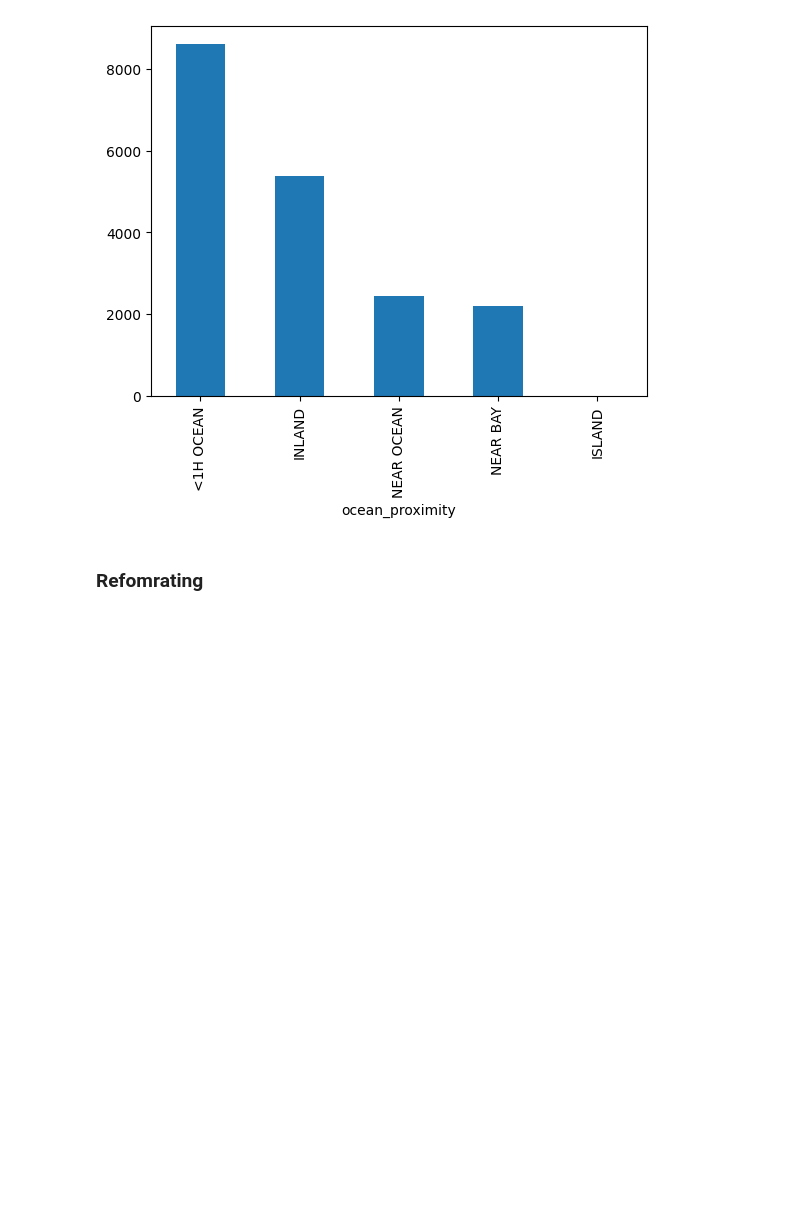
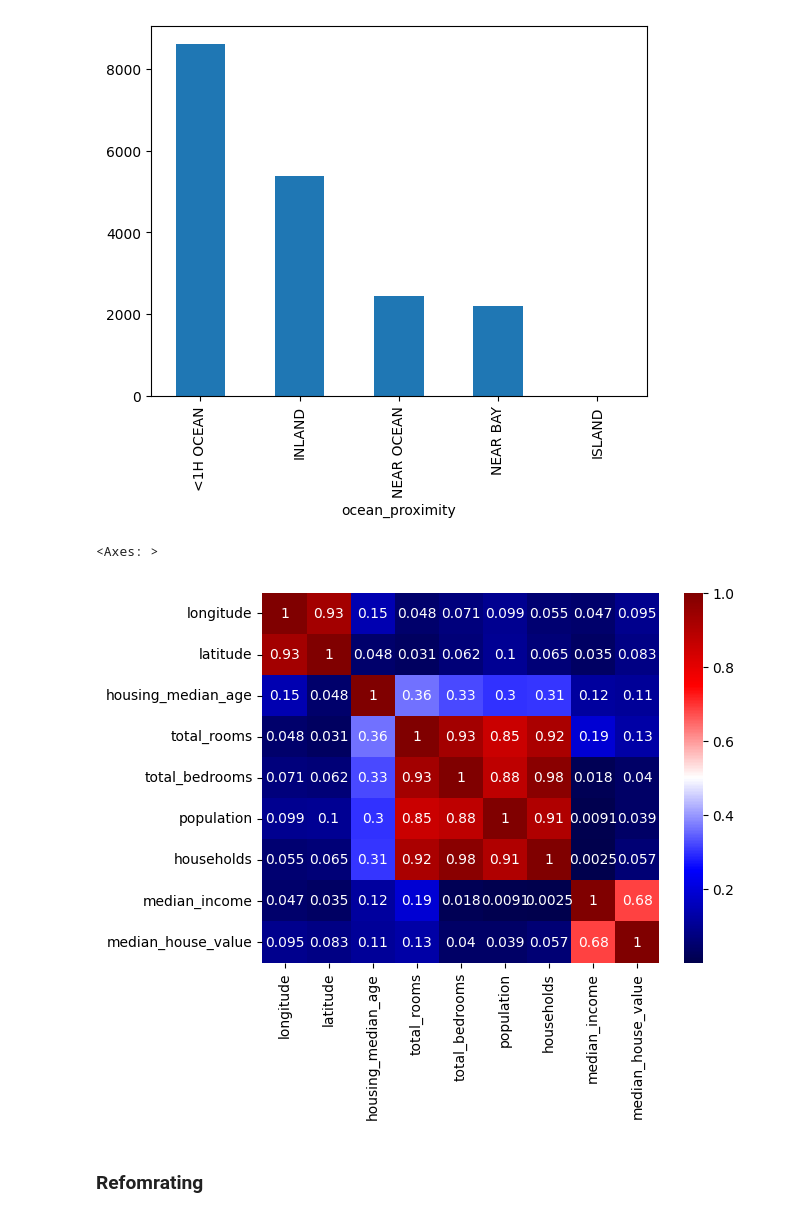
Before and after one commit to T-prog123/ML_classics, a Jupyter notebook: hackathon/california_housing_hackathon/califronia_housing_hackathon.ipynb, the cells around one changed output. Drawn from its saved outputs; the diff is of its cells as text; code cells hidden in the pictures; blank space fills up the shorter version.

```diff
--- a/hackathon/california_housing_hackathon/califronia_housing_hackathon.ipynb
+++ b/hackathon/california_housing_hackathon/califronia_housing_hackathon.ipynb
@@ -66,6 +69,11 @@ total_df["ocean_proximity"].value_counts().plot(kind="bar")
 # %% [output]
 <Axes: xlabel='ocean_proximity'>
 [figure]
+# %%
+sns.heatmap(abs(total_df.iloc[:,:-1].corr()),annot=True,cmap="seismic")
+# %% [output]
+<Axes: >
+[figure, added]
 # %% [markdown]
 ### Refomrating
 # %%
```
Also changed, not shown: parts of 14 cells of this notebook.
